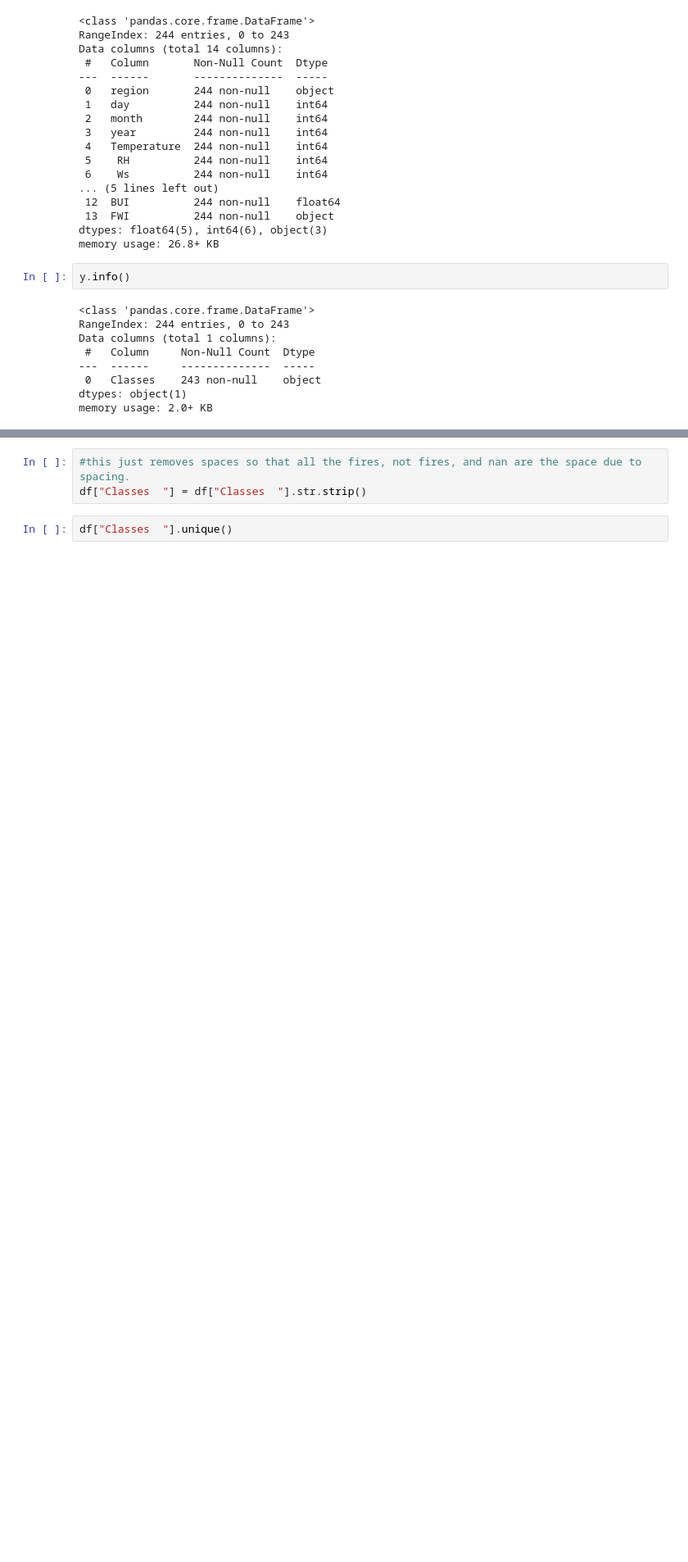
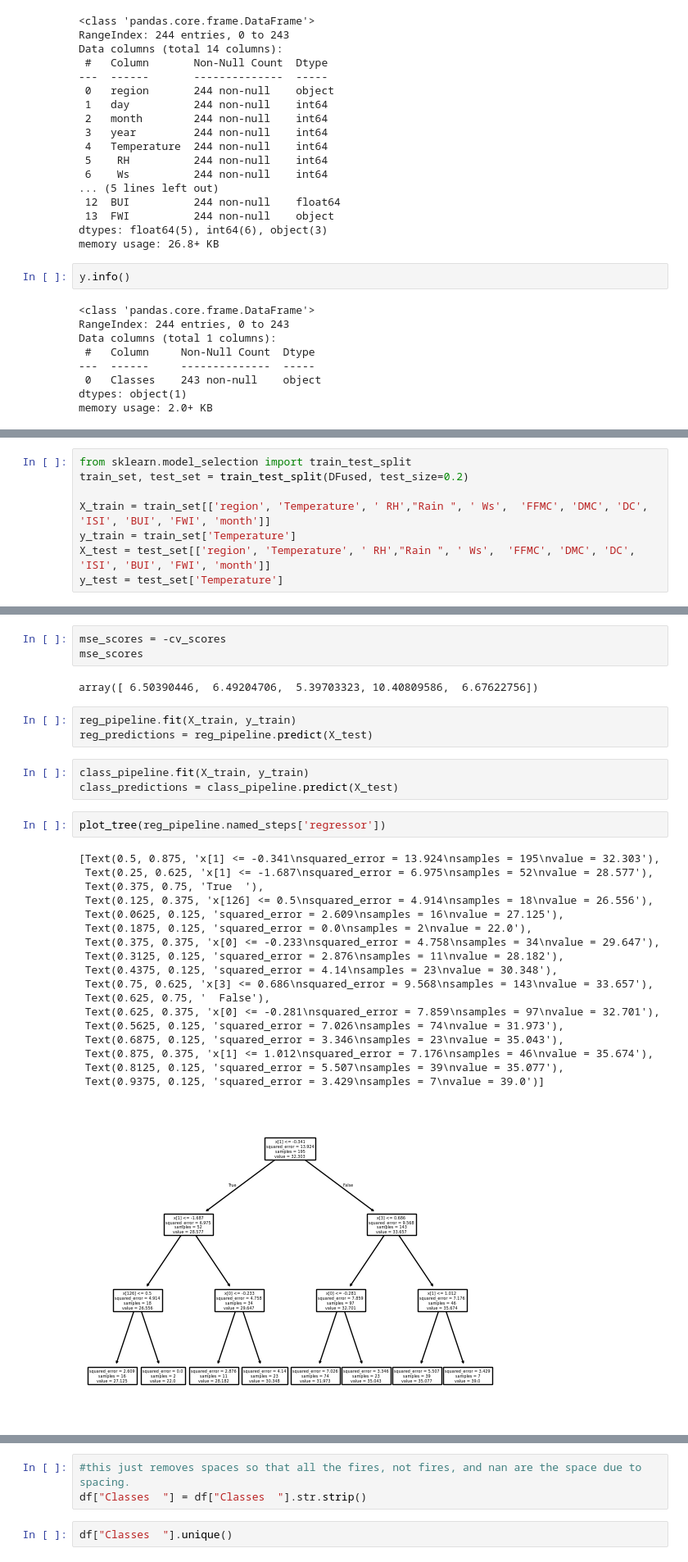
Before and after one commit to tylerscott3/CS290, a Jupyter notebook: ForestFires.ipynb, the cells around one changed output, grey strips where cells are left out. Shown: that part at 82% size. Cells and saved outputs as stored; diff of their text form; blank space fills up the shorter version.

```diff
--- a/ForestFires.ipynb
+++ b/ForestFires.ipynb
@@ -160,0 +392,8 @@ df.head(10)
+# %%
+from sklearn.model_selection import train_test_split
+train_set, test_set = train_test_split(DFused, test_size=0.2)
+
+X_train = train_set[['region', 'Temperature', ' RH',"Rain ", ' Ws',  'FFMC', 'DMC', 'DC', 'ISI', 'BUI', 'FWI', 'month']]
+y_train = train_set['Temperature']
+X_test = test_set[['region', 'Temperature', ' RH',"Rain ", ' Ws',  'FFMC', 'DMC', 'DC', 'ISI', 'BUI', 'FWI', 'month']]
+y_test = test_set['Temperature']
@@ -160,0 +501,32 @@ df.head(10)
+# %%
+mse_scores = -cv_scores
+mse_scores
+# %% [output]
+array([ 6.50390446,  6.49204706,  5.39703323, 10.40809586,  6.67622756])
+# %%
+reg_pipeline.fit(X_train, y_train)
+reg_predictions = reg_pipeline.predict(X_test)
+# %%
+class_pipeline.fit(X_train, y_train)
+class_predictions = class_pipeline.predict(X_test)
+# %%
+plot_tree(reg_pipeline.named_steps['regressor'])
+# %% [output]
+[Text(0.5, 0.875, 'x[1] <= -0.341\nsquared_error = 13.924\nsamples = 195\nvalue = 32.303'),
+ Text(0.25, 0.625, 'x[1] <= -1.687\nsquared_error = 6.975\nsamples = 52\nvalue = 28.577'),
+ Text(0.375, 0.75, 'True  '),
+ Text(0.125, 0.375, 'x[126] <= 0.5\nsquared_error = 4.914\nsamples = 18\nvalue = 26.556'),
+ Text(0.0625, 0.125, 'squared_error = 2.609\nsamples = 16\nvalue = 27.125'),
+ Text(0.1875, 0.125, 'squared_error = 0.0\nsamples = 2\nvalue = 22.0'),
+ Text(0.375, 0.375, 'x[0] <= -0.233\nsquared_error = 4.758\nsamples = 34\nvalue = 29.647'),
+ Text(0.3125, 0.125, 'squared_error = 2.876\nsamples = 11\nvalue = 28.182'),
+ Text(0.4375, 0.125, 'squared_error = 4.14\nsamples = 23\nvalue = 30.348'),
+ Text(0.75, 0.625, 'x[3] <= 0.686\nsquared_error = 9.568\nsamples = 143\nvalue = 33.657'),
+ Text(0.625, 0.75, '  False'),
+ Text(0.625, 0.375, 'x[0] <= -0.281\nsquared_error = 7.859\nsamples = 97\nvalue = 32.701'),
+ Text(0.5625, 0.125, 'squared_error = 7.026\nsamples = 74\nvalue = 31.973'),
+ Text(0.6875, 0.125, 'squared_error = 3.346\nsamples = 23\nvalue = 35.043'),
+ Text(0.875, 0.375, 'x[1] <= 1.012\nsquared_error = 7.176\nsamples = 46\nvalue = 35.674'),
+ Text(0.8125, 0.125, 'squared_error = 5.507\nsamples = 39\nvalue = 35.077'),
+ Text(0.9375, 0.125, 'squared_error = 3.429\nsamples = 7\nvalue = 39.0')]
+[figure, added]
```
Also changed, not shown: parts of 45 cells of this notebook.
